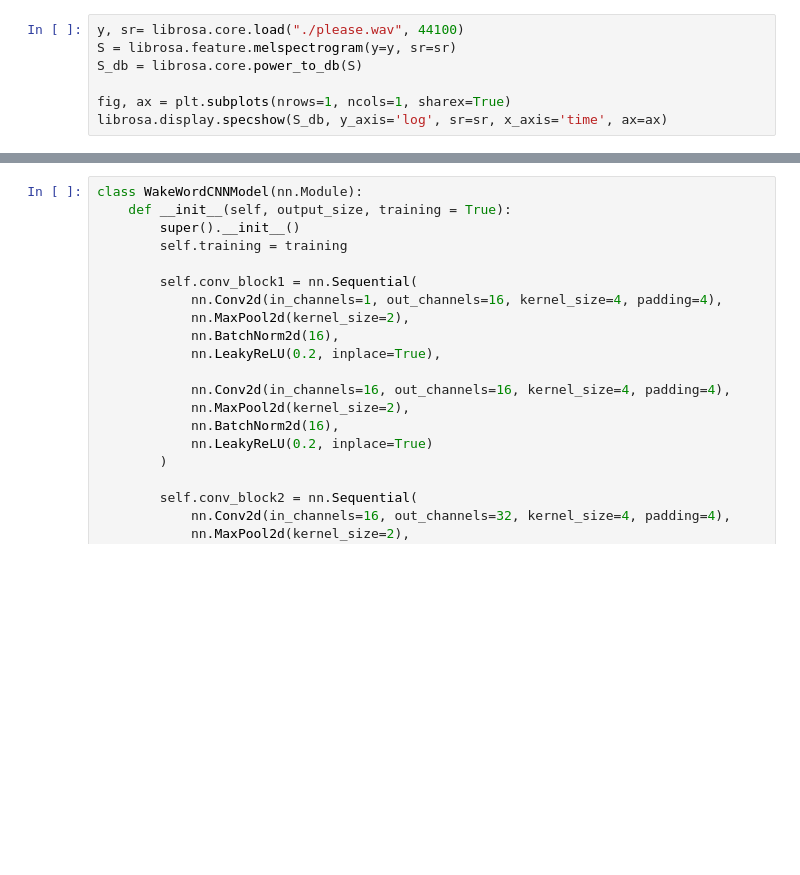
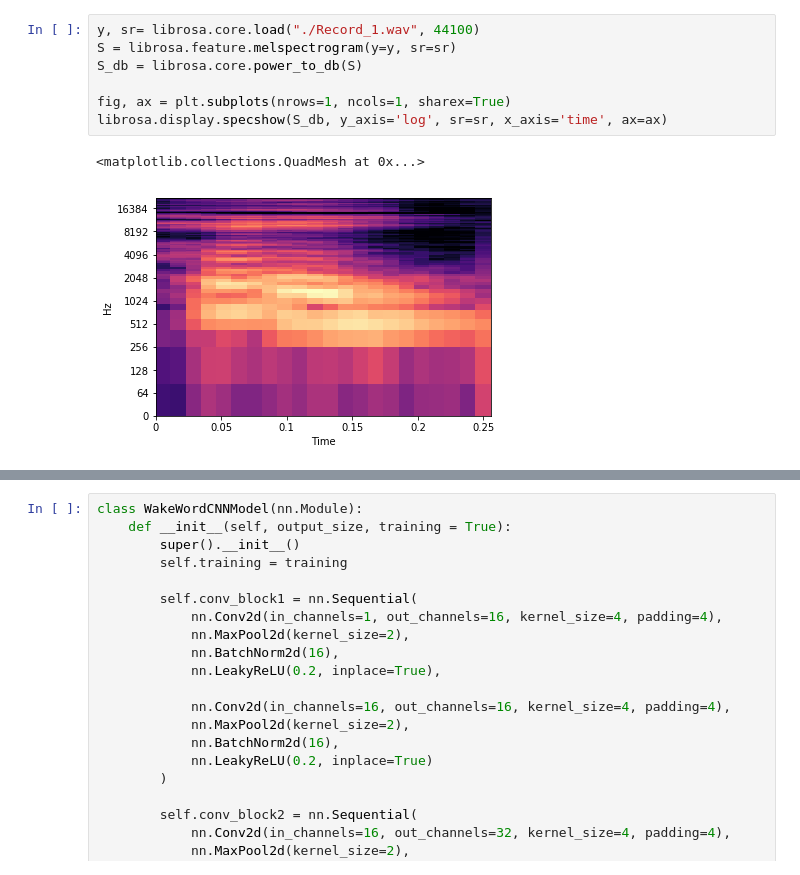
Before and after one commit to DACUS1995/Voice2Command, a Jupyter notebook: experiments/trigger_word.ipynb, the cells around one changed output, grey strips where cells are left out. Saved outputs shown, nothing was run; the diff lists cells and outputs as text; blank space fills up the shorter version.

```diff
--- a/experiments/trigger_word.ipynb
+++ b/experiments/trigger_word.ipynb
@@ -25,10 +26,13 @@ np.random.seed(0)
 # %%
-y, sr= librosa.core.load("./please.wav", 44100)
+y, sr= librosa.core.load("./Record_1.wav", 44100)
 S = librosa.feature.melspectrogram(y=y, sr=sr)
 S_db = librosa.core.power_to_db(S)
 
 fig, ax = plt.subplots(nrows=1, ncols=1, sharex=True)
 librosa.display.specshow(S_db, y_axis='log', sr=sr, x_axis='time', ax=ax)
+# %% [output]
+<matplotlib.collections.QuadMesh at 0x...>
+[figure, added]
 # %%
 class CustomDataset(Dataset):
 	def __init__(
```
Also changed, not shown: parts of 7 cells of this notebook, 1 other file.
